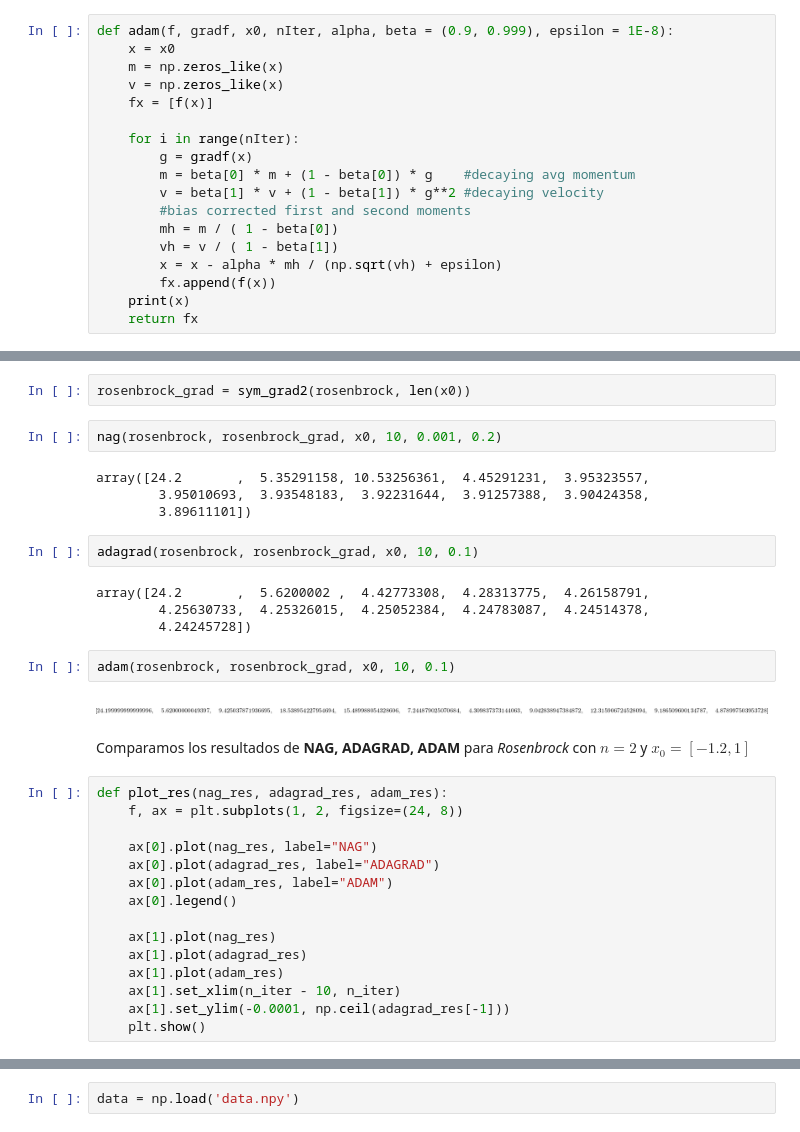
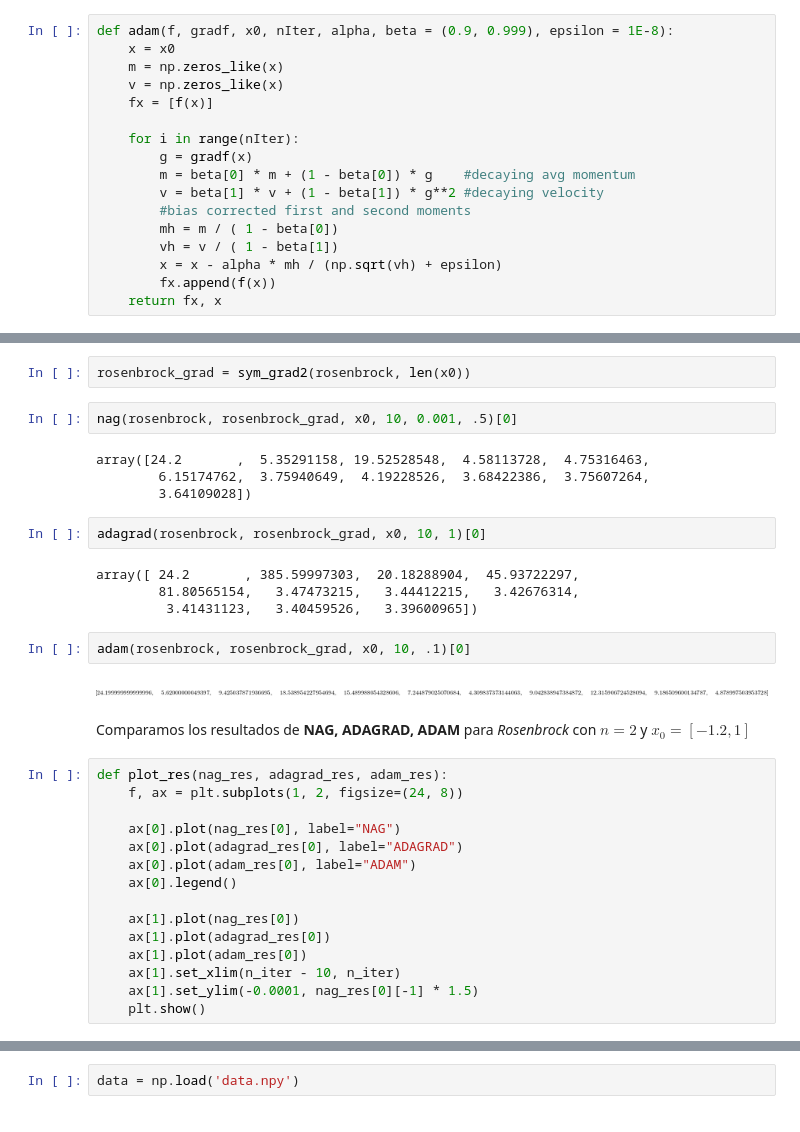
Before and after one commit to nottu/nottu-notes, a Jupyter notebook: MachineLearning/tarea_2_javier_peralta.ipynb, the cells around one changed output, grey strips where cells are left out. Saved outputs shown, nothing was run; the diff lists cells and outputs as text.

```diff
--- a/MachineLearning/tarea_2_javier_peralta.ipynb
+++ b/MachineLearning/tarea_2_javier_peralta.ipynb
@@ -56,8 +54,7 @@ def adam(f, gradf, x0, nIter, alpha, beta = (0.9, 0.999), epsilon = 1E-8):
         vh = v / ( 1 - beta[1])
         x = x - alpha * mh / (np.sqrt(vh) + epsilon)
         fx.append(f(x))
-    print(x)
-    return fx
+    return fx, x
 # %% [markdown]
 Codificamos la función rosembrock como un simple **for**
 # %%
@@ -117,37 +114,37 @@ def sym_grad_batch(f, x, syms):
 # %%
 rosenbrock_grad = sym_grad2(rosenbrock, len(x0))
 # %%
-nag(rosenbrock, rosenbrock_grad, x0, 10, 0.001, 0.2)
+nag(rosenbrock, rosenbrock_grad, x0, 10, 0.001, .5)[0]
 # %% [output]
-array([24.2       ,  5.35291158, 10.53256361,  4.45291231,  3.95323557,
-        3.95010693,  3.93548183,  3.92231644,  3.91257388,  3.90424358,
-        3.89611101])
+array([24.2       ,  5.35291158, 19.52528548,  4.58113728,  4.75316463,
+        6.15174762,  3.75940649,  4.19228526,  3.68422386,  3.75607264,
+        3.64109028])
 # %%
-adagrad(rosenbrock, rosenbrock_grad, x0, 10, 0.1)
+adagrad(rosenbrock, rosenbrock_grad, x0, 10, 1)[0]
 # %% [output]
-array([24.2       ,  5.6200002 ,  4.42773308,  4.28313775,  4.26158791,
-        4.25630733,  4.25326015,  4.25052384,  4.24783087,  4.24514378,
-        4.24245728])
+array([ 24.2       , 385.59997303,  20.18288904,  45.93722297,
+        81.80565154,   3.47473215,   3.44412215,   3.42676314,
+         3.41431123,   3.40459526,   3.39600965])
 # %%
-adam(rosenbrock, rosenbrock_grad, x0, 10, 0.1)
+adam(rosenbrock, rosenbrock_grad, x0, 10, .1)[0]
 # %% [output]
-[figure, old version]
+[figure, new version]
 # %% [markdown]
 Comparamos los resultados de **NAG, ADAGRAD, ADAM** para *Rosenbrock* con $n = 2$ y $x_0 = [-1.2, 1]$
 # %%
 def plot_res(nag_res, adagrad_res, adam_res):
     f, ax = plt.subplots(1, 2, figsize=(24, 8))
 
-    ax[0].plot(nag_res, label="NAG")
-    ax[0].plot(adagrad_res, label="ADAGRAD")
-    ax[0].plot(adam_res, label="ADAM")
+    ax[0].plot(nag_res[0], label="NAG")
+    ax[0].plot(adagrad_res[0], label="ADAGRAD")
+    ax[0].plot(adam_res[0], label="ADAM")
     ax[0].legend()
 
-    ax[1].plot(nag_res)
-    ax[1].plot(adagrad_res)
-    ax[1].plot(adam_res)
+    ax[1].plot(nag_res[0])
+    ax[1].plot(adagrad_res[0])
+    ax[1].plot(adam_res[0])
     ax[1].set_xlim(n_iter - 10, n_iter)
-    ax[1].set_ylim(-0.0001, np.ceil(adagrad_res[-1]))
+    ax[1].set_ylim(-0.0001, nag_res[0][-1] * 1.5)
     plt.show()
 # %%
 %%time
```
Also changed, not shown: parts of 39 cells of this notebook.
